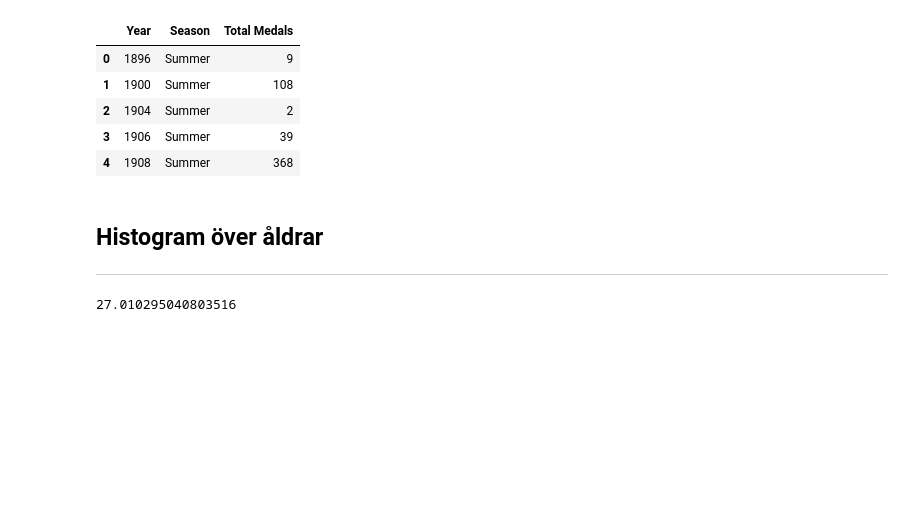
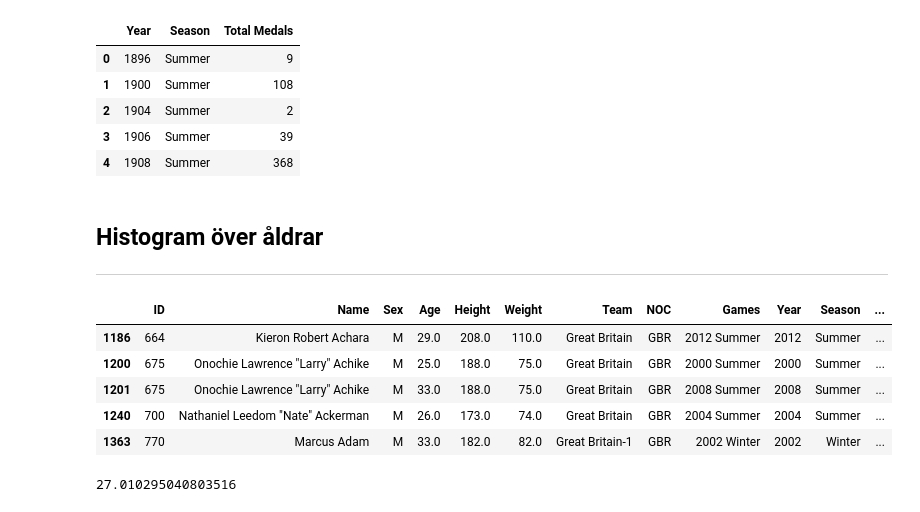
Before and after one commit to Wessnom/Databehandling-Projekt, a Jupyter notebook: uppgift1.ipynb, the cells around one changed output. Cells and saved outputs as stored; diff of their text form; code cells hidden in the pictures; blank space fills up the shorter version.

```diff
--- a/uppgift1.ipynb
+++ b/uppgift1.ipynb
@@ -183,6 +176,15 @@ fig_all.update_yaxes(title_text="Number of Athletes", col=1)
 
 # Show plot
 fig_all.show()
+# %%
+post_2000.head()
+# %% [output]
+|  | ID | Name | Sex | Age | Height | Weight | Team | NOC | Games | Year | Season | ... |
+| 1186 | 664 | Kieron Robert Achara | M | 29.0 | 208.0 | 110.0 | Great Britain | GBR | 2012 Summer | 2012 | Summer | ... |
+| 1200 | 675 | Onochie Lawrence "Larry" Achike | M | 25.0 | 188.0 | 75.0 | Great Britain | GBR | 2000 Summer | 2000 | Summer | ... |
+| 1201 | 675 | Onochie Lawrence "Larry" Achike | M | 33.0 | 188.0 | 75.0 | Great Britain | GBR | 2008 Summer | 2008 | Summer | ... |
+| 1240 | 700 | Nathaniel Leedom "Nate" Ackerman | M | 26.0 | 173.0 | 74.0 | Great Britain | GBR | 2004 Summer | 2004 | Summer | ... |
+| 1363 | 770 | Marcus Adam | M | 33.0 | 182.0 | 82.0 | Great Britain-1 | GBR | 2002 Winter | 2002 | Winter | ... |
 # %%
 UK_athletes.head()
 df_age = UK_athletes[['Age', 'Name']].groupby(['Name', 'Age']).count().reset_index()
```
Also changed, not shown: parts of 1 cell of this notebook, 2 other files.
